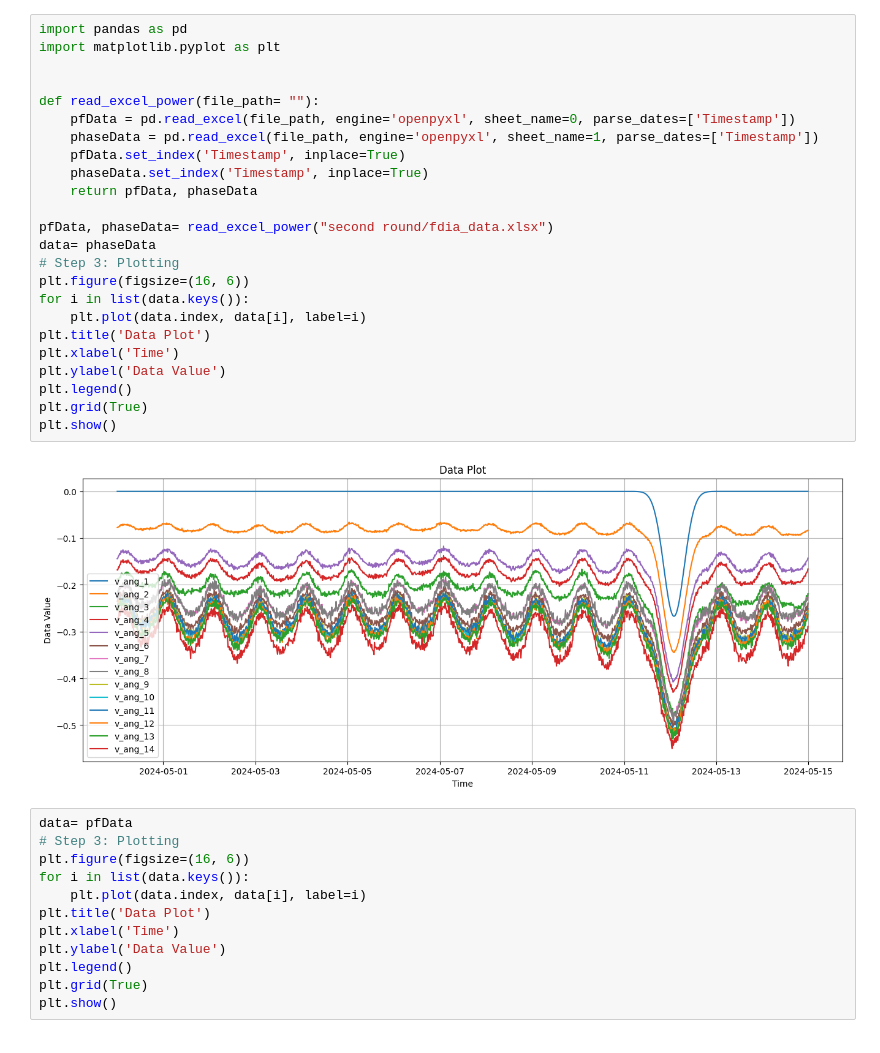
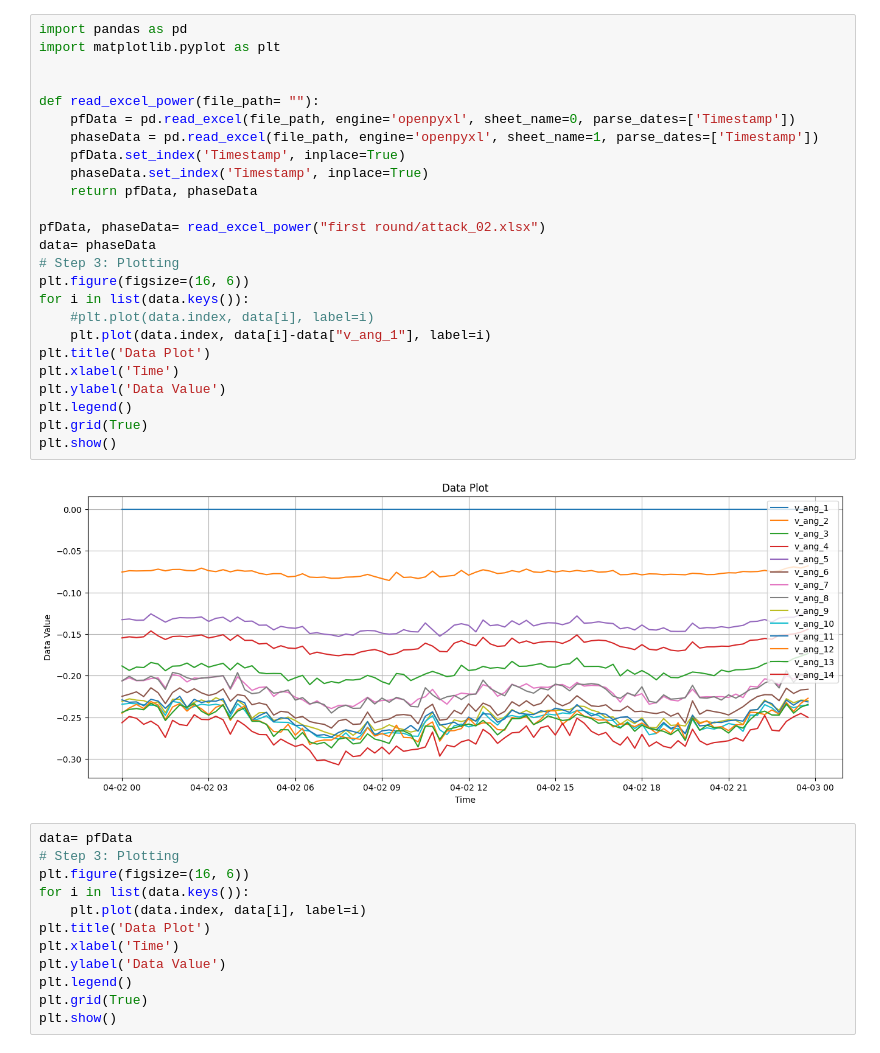
Before and after one commit to bizhili/power_grid_security, a Jupyter notebook: display.ipynb, the cells around one changed output. Cells and saved outputs as stored; diff of their text form.

```diff
--- a/display.ipynb
+++ b/display.ipynb
@@ -1,29 +1,30 @@
 # %%
 import pandas as pd
 import matplotlib.pyplot as plt
 
 
 def read_excel_power(file_path= ""):
     pfData = pd.read_excel(file_path, engine='openpyxl', sheet_name=0, parse_dates=['Timestamp'])
     phaseData = pd.read_excel(file_path, engine='openpyxl', sheet_name=1, parse_dates=['Timestamp'])
     pfData.set_index('Timestamp', inplace=True)
     phaseData.set_index('Timestamp', inplace=True)
     return pfData, phaseData
 
-pfData, phaseData= read_excel_power("second round/fdia_data.xlsx")
+pfData, phaseData= read_excel_power("first round/attack_02.xlsx")
 data= phaseData
 # Step 3: Plotting
 plt.figure(figsize=(16, 6))
 for i in list(data.keys()):
-    plt.plot(data.index, data[i], label=i)
+    #plt.plot(data.index, data[i], label=i)
+    plt.plot(data.index, data[i]-data["v_ang_1"], label=i)
 plt.title('Data Plot')
 plt.xlabel('Time')
 plt.ylabel('Data Value')
 plt.legend()
 plt.grid(True)
 plt.show()
 # %% [output]
-[figure, old version]
+[figure, new version]
 # %%
 data= pfData
 # Step 3: Plotting
```
Also changed, not shown: 49 other files.
